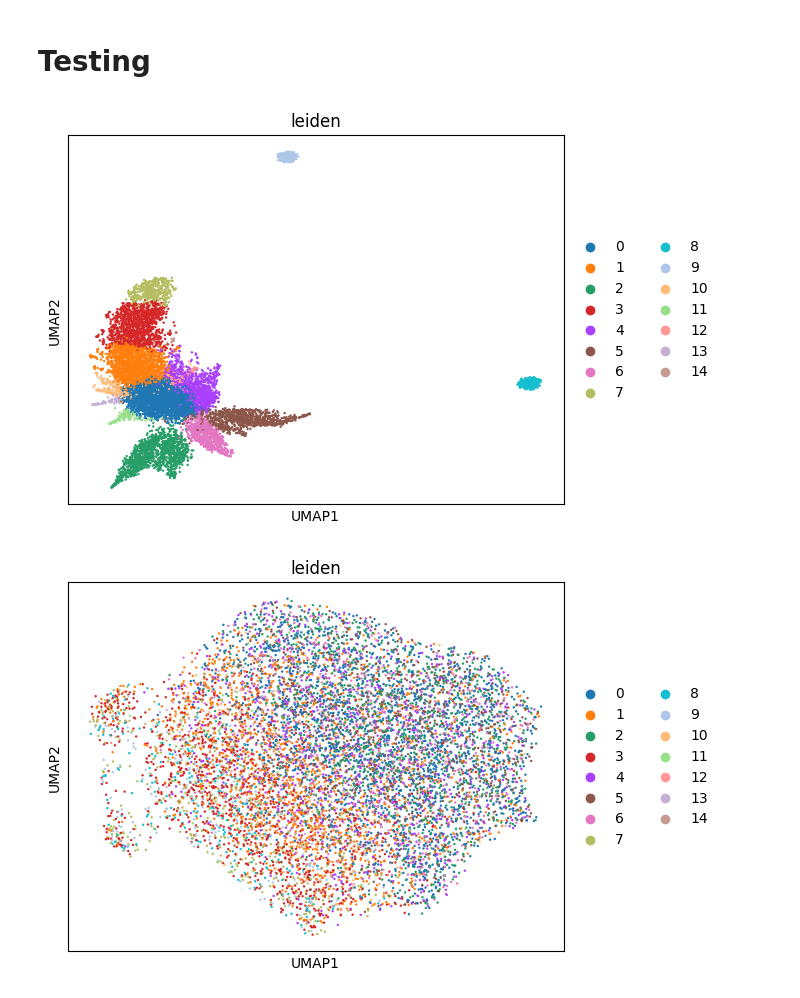
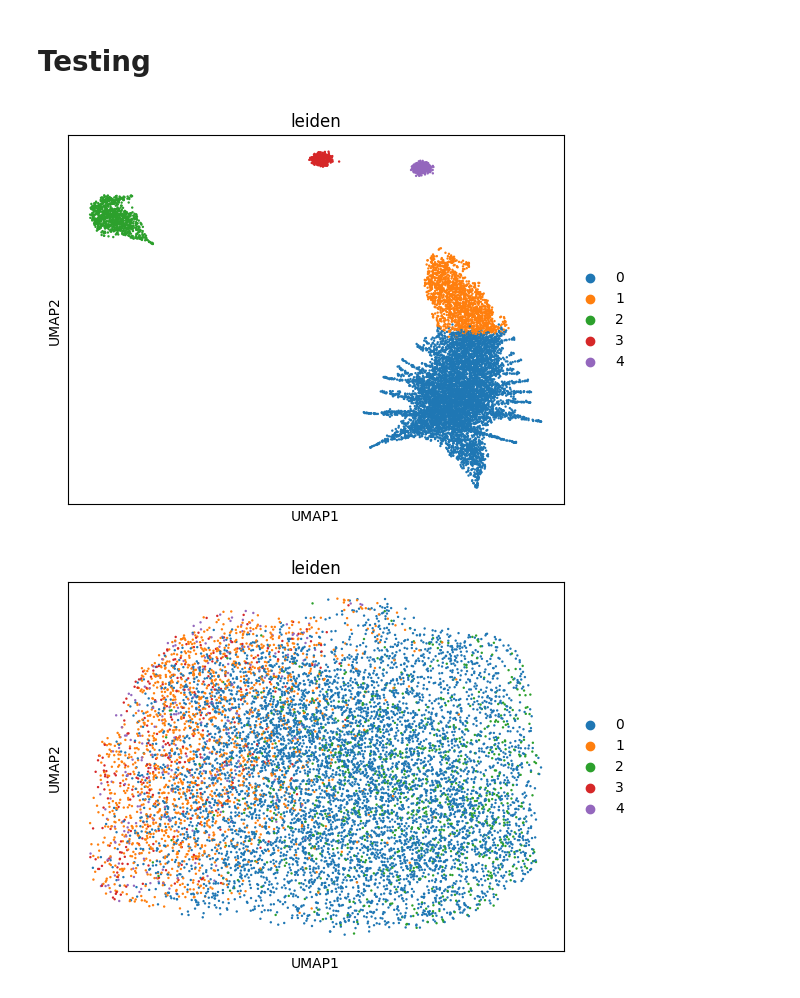
Before and after one commit to jhaberbe/bulk-deconvolution, a Jupyter notebook: notebook/cleaned-up.ipynb, the cells around one changed output. Drawn from its saved outputs; the diff is of its cells as text; code cells hidden in the pictures.

```diff
--- a/notebook/cleaned-up.ipynb
+++ b/notebook/cleaned-up.ipynb
@@ -227,5 +208,5 @@ Epoch 154 | Loss: 12.9598
 Epoch 155 | Loss: 12.9541
 KeyboardInterrupt:
 # %%
-torch.save(dirichlet_model, "../models/dirichlet_expr_model.pt")
-# dirichlet_model = torch.load("../models/dirichlet_model.pt", weights_only=False)
+torch.save(model, "../models/dirichlet_expr_model.pt")
+dirichlet_model = torch.load("../models/dirichlet_expr_model.pt", weights_only=False)
@@ -294,26 +266,26 @@ pd.DataFrame({
 # %%
 import anndata as ad
 
 testing = ad.AnnData(
-    X=pbulk.layers["fibroblast"]
+    X=pbulk.layers["endothelial cell"]
 )
 sc.pp.normalize_total(testing)
 sc.pp.log1p(testing)
 sc.pp.pca(testing)
 sc.pp.neighbors(testing)
-sc.tl.leiden(testing)
+sc.tl.leiden(testing, resolution=0.1)
 sc.tl.umap(testing)
 sc.pl.umap(testing, color=["leiden"])
 # %% [output]
-[figure, old version]
+[figure, new version]
 # %%
 import anndata as ad
 
 leiden = testing.obs["leiden"]
 testing = ad.AnnData(
-    X=pbulk.layers["predicted fibroblast"]
+    X=pbulk.layers["predicted endothelial cell"]
 )
-testing = testing[:, pbulk.layers["alpha fibroblast"].mean(axis=0) > 5]
+testing = testing[:, pd.Series(pbulk.layers["alpha endothelial cell"].mean(axis=0)).gt(2)]
 testing.obs["leiden"] = leiden
 sc.pp.normalize_total(testing)
 sc.pp.log1p(testing)
@@ -322,4 +294,4 @@ sc.pp.neighbors(testing)
 sc.tl.umap(testing)
 sc.pl.umap(testing, color="leiden")
 # %% [output]
-[figure, old version]
+[figure, new version]
```
Also changed, not shown: parts of 6 cells of this notebook.
